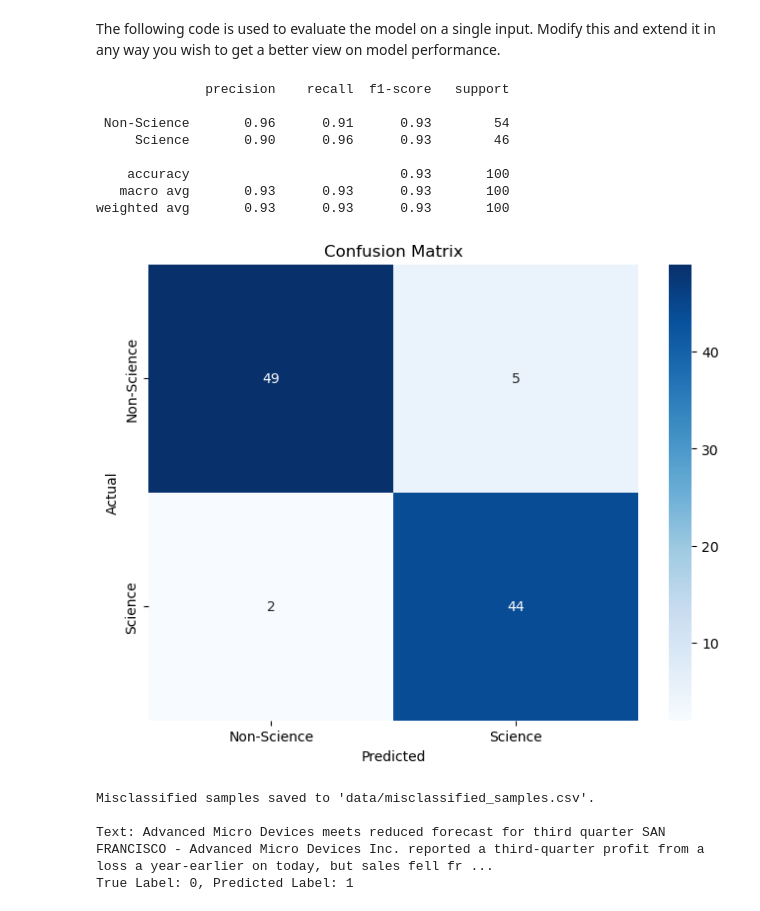
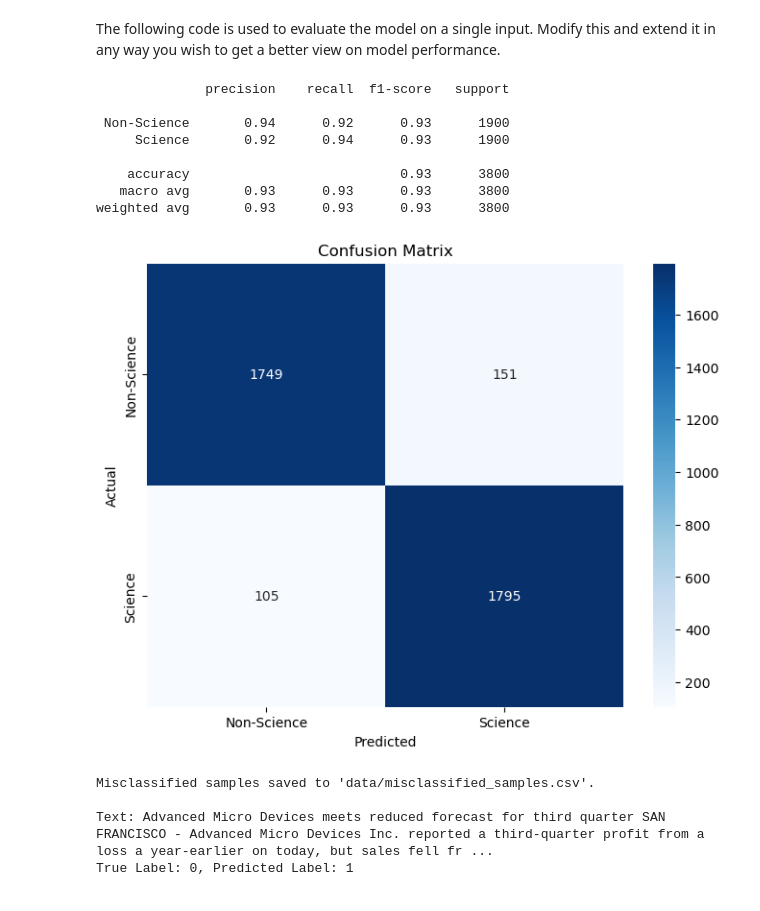
Before and after one commit to kamelnebhi/llm_fine_tuning, a Jupyter notebook: task/task_Science.ipynb, the cells around one changed output. Drawn from its saved outputs; the diff is of its cells as text; code cells hidden in the pictures.

```diff
--- a/task/task_Science.ipynb
+++ b/task/task_Science.ipynb
@@ -244,8 +244,8 @@ def eval():
     model_checkpoint = "./results/checkpoint-1000"
 
     # Load the test dataset from the DatasetDict
-    test_dataset = dataset["test"].select(range(100))
-    #test_dataset = dataset["test"]
+    #test_dataset = dataset["test"].select(range(100))
+    test_dataset = dataset["test"]
 
     # Load the trained model
     tokenizer = AutoTokenizer.from_pretrained("prajjwal1/bert-tiny")
@@ -307,39 +307,39 @@ def eval():
 
         # Explain the prediction using LIME
         exp = explainer.explain_instance(text_to_explain,
                                          lambda x: predict_proba(x, model, tokenizer),
                                          num_features=10)
 
         print(f"\nText: {text_to_explain}")
         print(f"True Label: {true_label}, Predicted Label: {predicted_label}")
         exp.show_in_notebook(text=True)  # Show explanation in a Jupyter notebook (optional)
         exp.save_to_file(f"eval/lime_explanation_{idx}.html")  # Save to an HTML file for later review
 
 
     '''
      # Provide the input text you wish to evaluate.
     text = "Card fraud unit nets 36,000 cards In its first two years, the UK's dedicated card fraud unit, has recovered 36,000 stolen cards and 171 arrests - and estimates it saved 65m."
 
     inputs = tokenizer(text, return_tensors="pt")
     # Make a prediction
     with torch.no_grad():
         outputs = model(**inputs)
 
     print(f"Predicted class: {outputs.logits[0].numpy().argmax()}")
     '''
 
 
 eval()
 # %% [output]
               precision    recall  f1-score   support
 
- Non-Science       0.96      0.91      0.93        54
-     Science       0.90      0.96      0.93        46
+ Non-Science       0.94      0.92      0.93      1900
+     Science       0.92      0.94      0.93      1900
 
-    accuracy                           0.93       100
-   macro avg       0.93      0.93      0.93       100
-weighted avg       0.93      0.93      0.93       100
+    accuracy                           0.93      3800
+   macro avg       0.93      0.93      0.93      3800
+weighted avg       0.93      0.93      0.93      3800
-[figure, old version]
+[figure, new version]
 Misclassified samples saved to 'data/misclassified_samples.csv'.
 
 Text: Advanced Micro Devices meets reduced forecast for third quarter SAN FRANCISCO - Advanced Micro Devices Inc. reported a third-quarter profit from a loss a year-earlier on today, but sales fell fr ...
```
Also changed, not shown: 6 other files.
